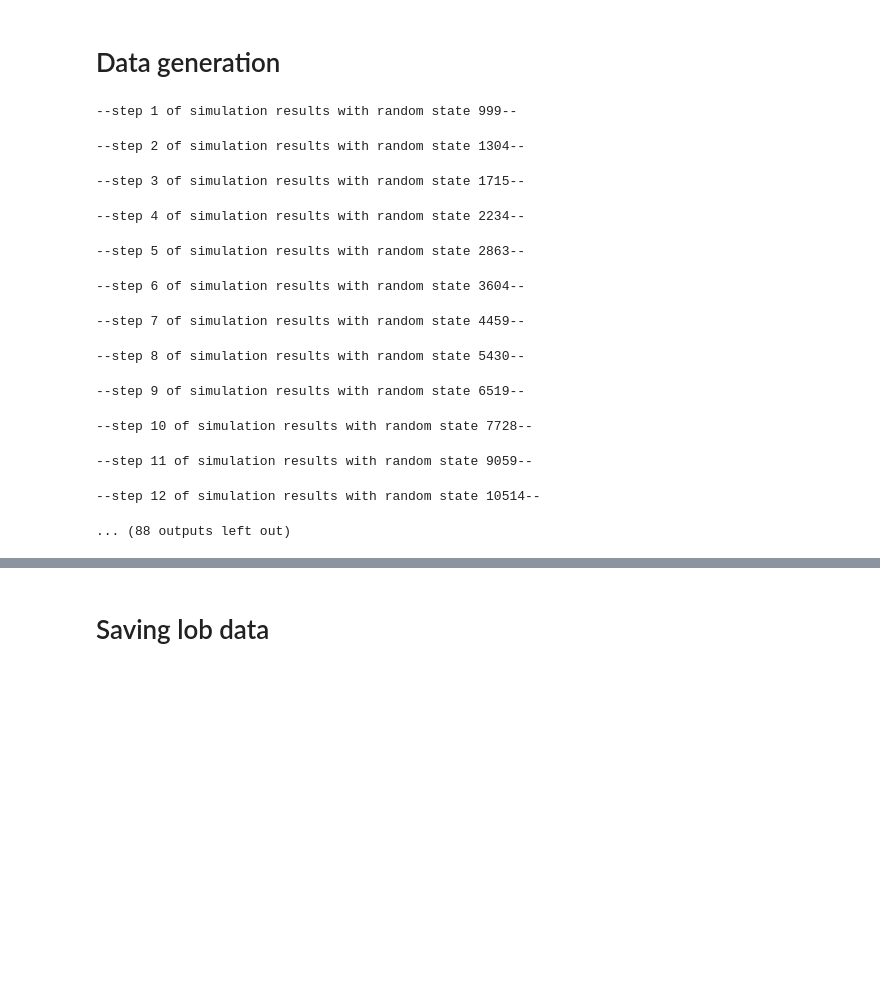
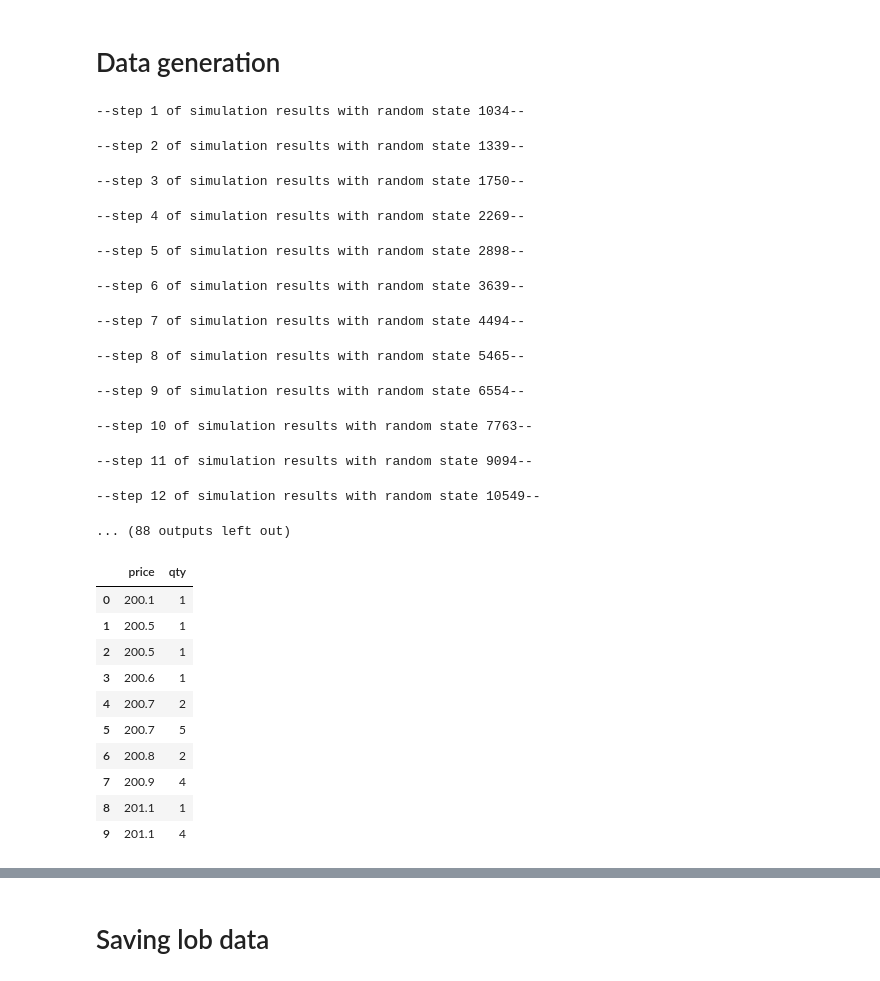
Before and after one commit to naketu/RL_for_MM, a Jupyter notebook: 2D-ABM-master/data_for_nn.ipynb, the cells around one changed output, grey strips where cells are left out. Drawn from its saved outputs; the diff is of its cells as text; code cells hidden in the pictures; blank space fills up the shorter version.

```diff
--- a/2D-ABM-master/data_for_nn.ipynb
+++ b/2D-ABM-master/data_for_nn.ipynb
@@ -200,16 +205,16 @@ market_agents=[40, 40, 40, 1]
 # %%
-huge_data_features, huge_data_lob = make_many_simulations_lob(n_sim=200, n_iter=250, risk_free_rate=0.05, price=200, dividend=10, random_state=random_state_for_simulations, silent=True, market_agents=market_agents)
+huge_data_features, huge_data_lob = make_many_simulations_lob(n_sim=500, n_iter=250, risk_free_rate=0.05, price=200, dividend=10, random_state=random_state_for_simulations, silent=True, market_agents=market_agents)
 # %% [output]
---step 1 of simulation results with random state 999--
+--step 1 of simulation results with random state 1034--
---step 2 of simulation results with random state 1304--
+--step 2 of simulation results with random state 1339--
---step 3 of simulation results with random state 1715--
+--step 3 of simulation results with random state 1750--
---step 4 of simulation results with random state 2234--
+--step 4 of simulation results with random state 2269--
---step 5 of simulation results with random state 2863--
+--step 5 of simulation results with random state 2898--
---step 6 of simulation results with random state 3604--
+--step 6 of simulation results with random state 3639--
---step 7 of simulation results with random state 4459--
+--step 7 of simulation results with random state 4494--
---step 8 of simulation results with random state 5430--
+--step 8 of simulation results with random state 5465--
---step 9 of simulation results with random state 6519--
+--step 9 of simulation results with random state 6554--
---step 10 of simulation results with random state 7728--
+--step 10 of simulation results with random state 7763--
---step 11 of simulation results with random state 9059--
+--step 11 of simulation results with random state 9094--
---step 12 of simulation results with random state 10514--
+--step 12 of simulation results with random state 10549--
 ... (88 outputs left out)
@@ -215,0 +223,14 @@ huge_data_features, huge_data_lob = make_many_simulations_lob(n_sim=200, n_iter=
+# %%
+pd.DataFrame(huge_data_lob[0][0]['ask'][:10])
+# %% [output]
+|  | price | qty |
+| 0 | 200.1 | 1 |
+| 1 | 200.5 | 1 |
+| 2 | 200.5 | 1 |
+| 3 | 200.6 | 1 |
+| 4 | 200.7 | 2 |
+| 5 | 200.7 | 5 |
+| 6 | 200.8 | 2 |
+| 7 | 200.9 | 4 |
+| 8 | 201.1 | 1 |
+| 9 | 201.1 | 4 |
```
Also changed, not shown: parts of 16 cells of this notebook, 2 other files.
